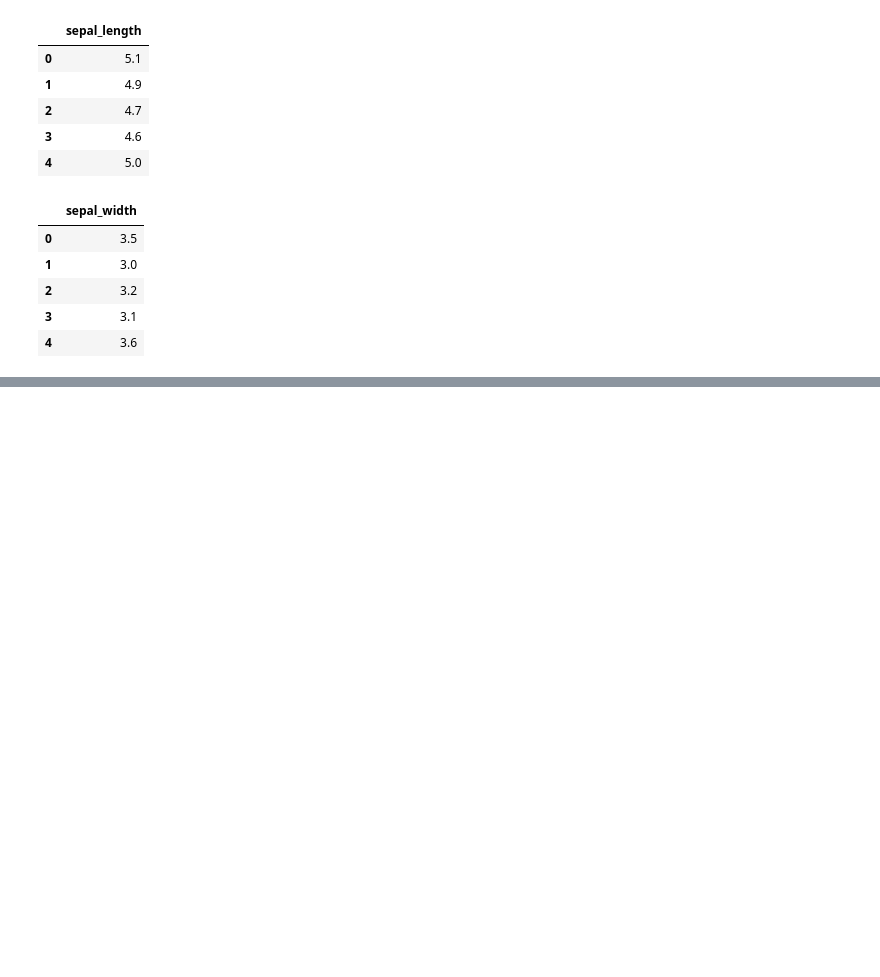
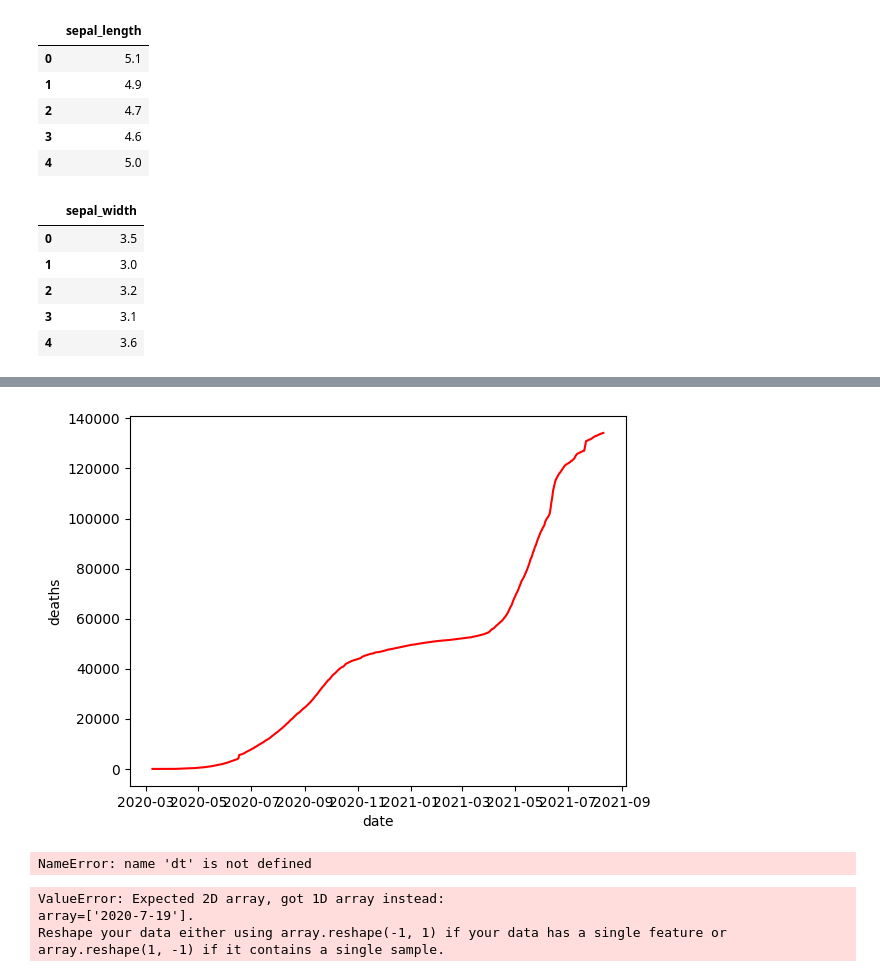
Before and after one commit to RamnathNishad/Tavant_AIML_Batch1, a Jupyter notebook: Session Demos/ML_using_ScikitLearn_Batch1.ipynb, the cells around one changed output, grey strips where cells are left out. Drawn from its saved outputs; the diff is of its cells as text; code cells hidden in the pictures; blank space fills up the shorter version.

```diff
--- a/Session Demos/ML_using_ScikitLearn_Batch1.ipynb
+++ b/Session Demos/ML_using_ScikitLearn_Batch1.ipynb
@@ -146,0 +365,39 @@ mean_squared_error(y_test, y_pred)
+# %%
+# Visualizing death cases in Maharashtra
+sns.lineplot(x='date',y='deaths',data=maha,color='r')
+plt.show()
+# %% [output]
+[figure, added]
+# %%
+# Linear Regression
+from sklearn.model_selection import train_test_split
+
+maha
+#maha['date']=maha['date'].map(dt.datetime.toordinal)
+
+
+# gettig variables date and confirmed
+x=maha['date']
+y=maha['confirmed']
+
+# split the training and test data
+x_train,x_test,y_train,y_test = train_test_split(x,y,test_size=0.3)
+
+from sklearn.linear_model import LinearRegression
+
+lr=LinearRegression()
+
+print(type(x))
+
+x_train
+# %% [output]
+NameError: name 'dt' is not defined
+# %%
+lr.fit(np.array(x_train).reshape(-1,1),np.array(y_train).reshape(-1,1))
+
+# prediction on a particular date
+lr.predict([['2020-7-19']])
+# %% [output]
+ValueError: Expected 2D array, got 1D array instead:
+array=['2020-7-19'].
+Reshape your data either using array.reshape(-1, 1) if your data has a single feature or array.reshape(1, -1) if it contains a single sample.
```
Also changed, not shown: parts of 18 cells of this notebook.
